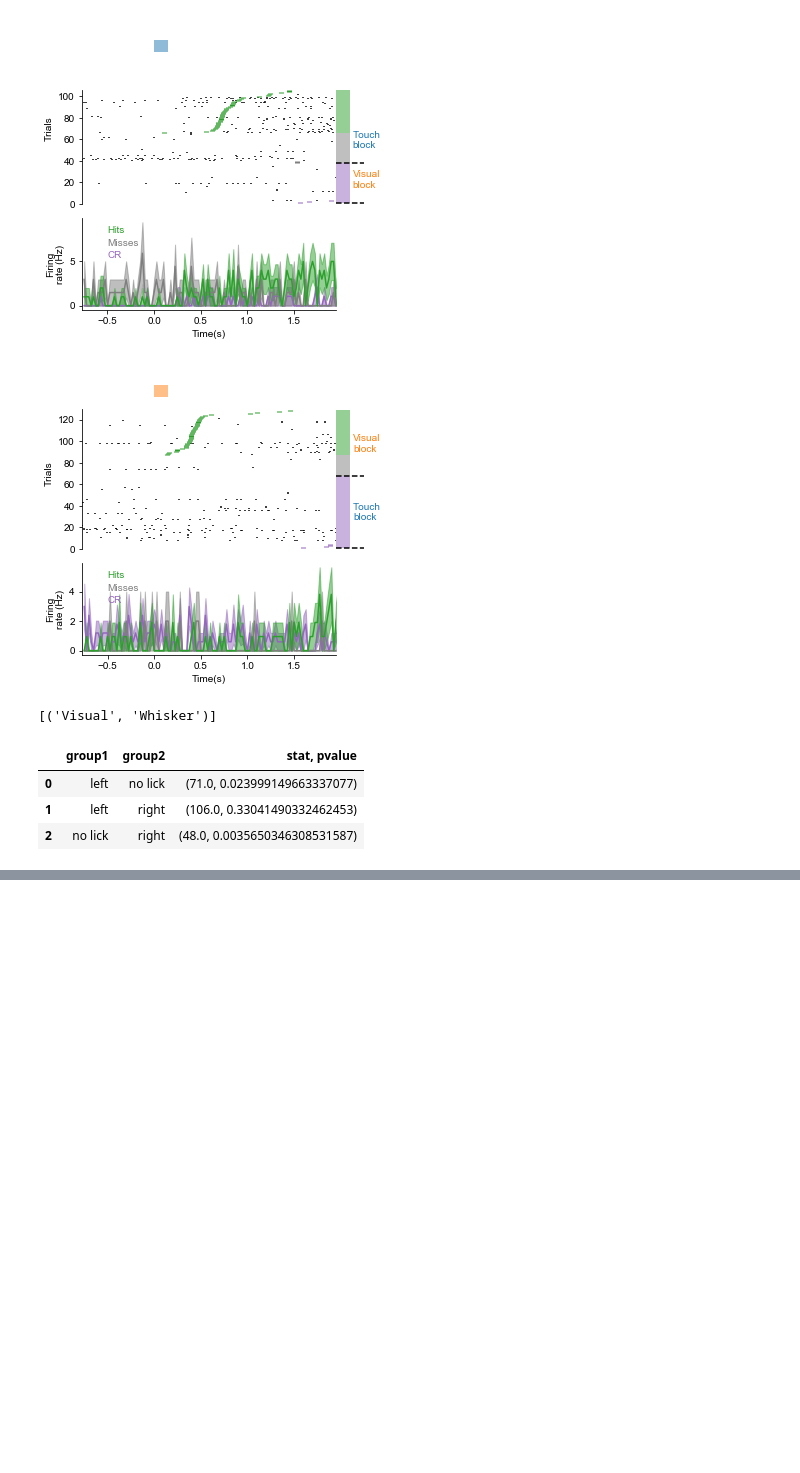
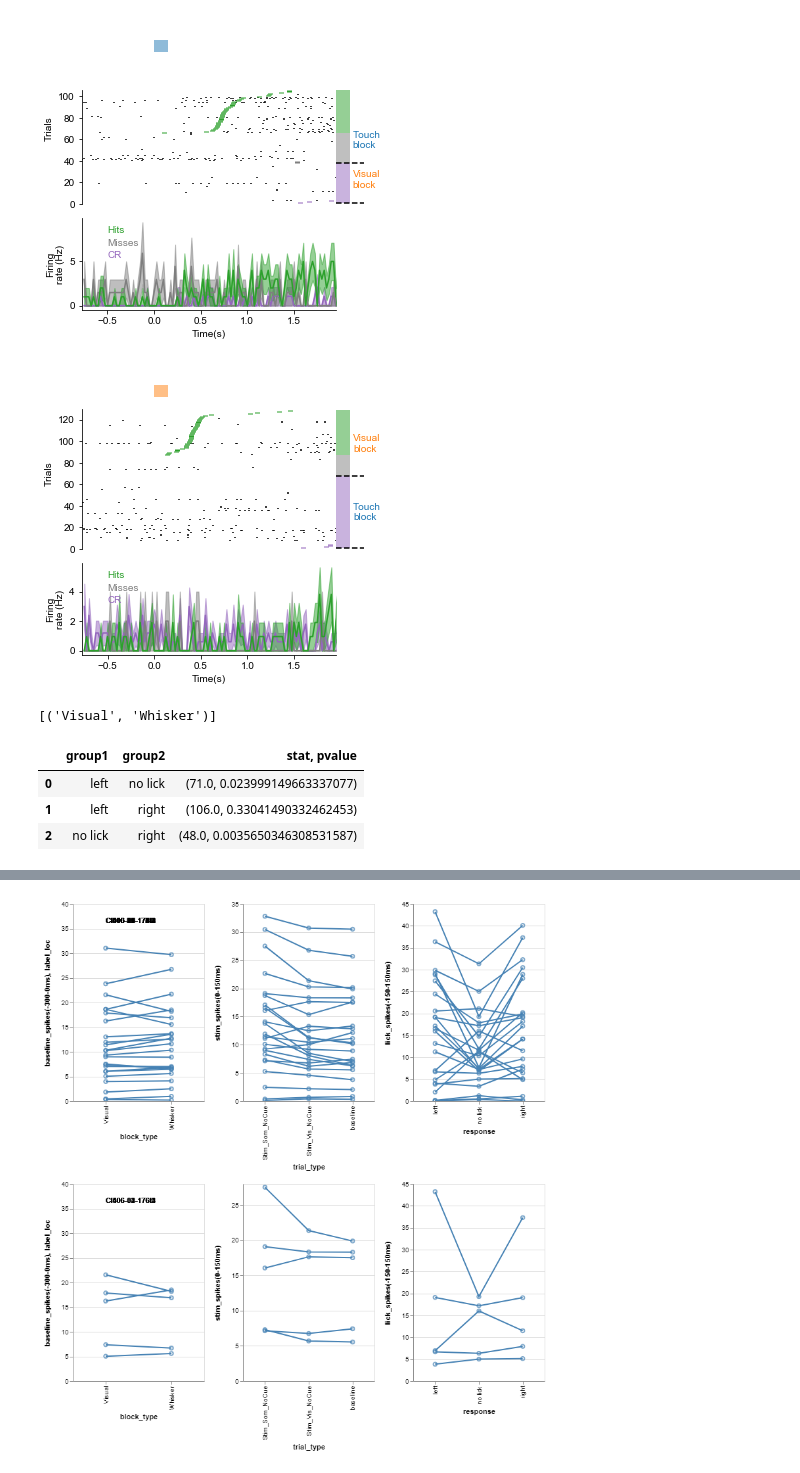
Before and after one commit to efinkel/Claustrum_analysis, a Jupyter notebook: Three_epoch_analysis.ipynb, the cells around one changed output, grey strips where cells are left out. Cells and saved outputs as stored; diff of their text form; code cells hidden in the pictures; blank space fills up the shorter version.

```diff
--- a/Three_epoch_analysis.ipynb
+++ b/Three_epoch_analysis.ipynb
@@ -252,2 +270,7 @@ chart
 # %%
 chart.savechart('three_epoch.html')
+# %%
+
+alt.vconcat(chart,chart2)
+# %% [output]
+[figure, added]
```
Also changed, not shown: parts of 9 cells of this notebook, 1 other file.
